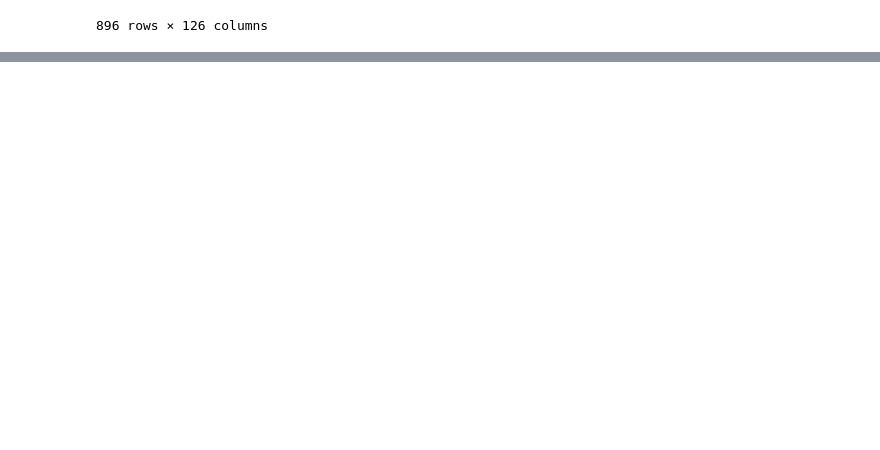
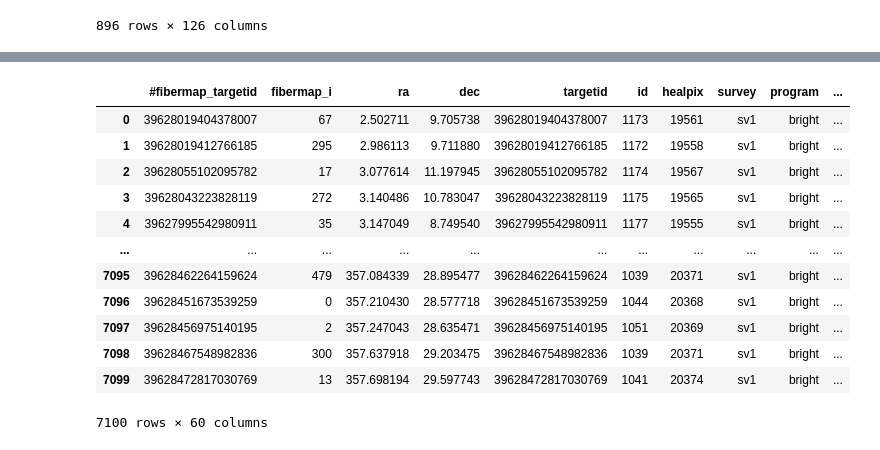
Before and after one commit to KSaid-1/DESI_fuji_FP, a Jupyter notebook: external_consistency.ipynb, the cells around one changed output, grey strips where cells are left out. Saved outputs shown, nothing was run; the diff lists cells and outputs as text; code cells hidden in the pictures; blank space fills up the shorter version.

```diff
--- a/external_consistency.ipynb
+++ b/external_consistency.ipynb
@@ -618,0 +619,18 @@ plt.show()
+# %%
+fuji_low_res = pd.read_csv("fuji_FPT-fibermap-good-guys-results_low_res.txt")
+fuji_low_res.drop_duplicates(subset=['targetid'])
+fuji_low_res
+# %% [output]
+|  | #fibermap_targetid | fibermap_i | ra | dec | targetid | id | healpix | survey | program | ... |
+| 0 | 39628019404378007 | 67 | 2.502711 | 9.705738 | 39628019404378007 | 1173 | 19561 | sv1 | bright | ... |
+| 1 | 39628019412766185 | 295 | 2.986113 | 9.711880 | 39628019412766185 | 1172 | 19558 | sv1 | bright | ... |
+| 2 | 39628055102095782 | 17 | 3.077614 | 11.197945 | 39628055102095782 | 1174 | 19567 | sv1 | bright | ... |
+| 3 | 39628043223828119 | 272 | 3.140486 | 10.783047 | 39628043223828119 | 1175 | 19565 | sv1 | bright | ... |
+| 4 | 39627995542980911 | 35 | 3.147049 | 8.749540 | 39627995542980911 | 1177 | 19555 | sv1 | bright | ... |
+| ... | ... | ... | ... | ... | ... | ... | ... | ... | ... | ... |
+| 7095 | 39628462264159624 | 479 | 357.084339 | 28.895477 | 39628462264159624 | 1039 | 20371 | sv1 | bright | ... |
+| 7096 | 39628451673539259 | 0 | 357.210430 | 28.577718 | 39628451673539259 | 1044 | 20368 | sv1 | bright | ... |
+| 7097 | 39628456975140195 | 2 | 357.247043 | 28.635471 | 39628456975140195 | 1051 | 20369 | sv1 | bright | ... |
+| 7098 | 39628467548982836 | 300 | 357.637918 | 29.203475 | 39628467548982836 | 1039 | 20371 | sv1 | bright | ... |
+| 7099 | 39628472817030769 | 13 | 357.698194 | 29.597743 | 39628472817030769 | 1041 | 20374 | sv1 | bright | ... |
+7100 rows × 60 columns
```
Also changed, not shown: parts of 16 cells of this notebook, 1 other file.
